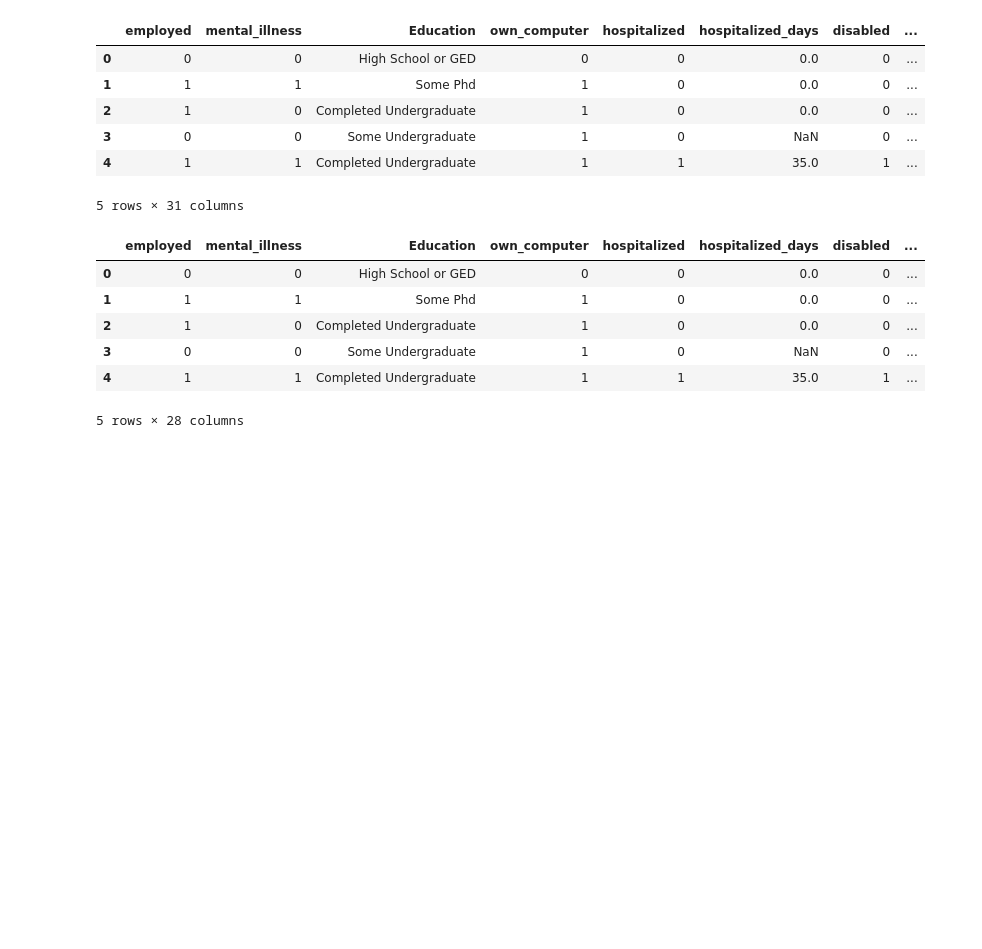
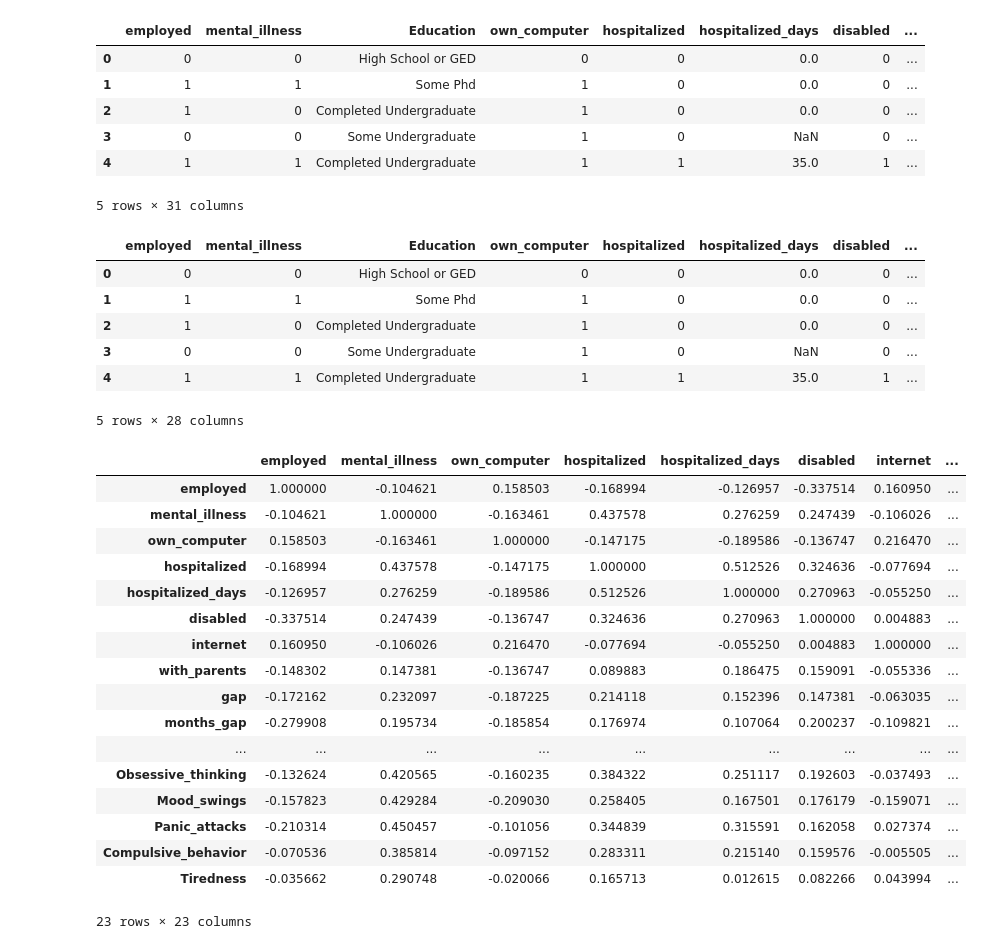
Before and after one commit to jason-hernandez-73/Mental_Health, a Jupyter notebook: jason_jupyter.ipynb, the cells around one changed output. Drawn from its saved outputs; the diff is of its cells as text; code cells hidden in the pictures; blank space fills up the shorter version.

```diff
--- a/jason_jupyter.ipynb
+++ b/jason_jupyter.ipynb
@@ -56,3 +56,25 @@ clean_df.head()
 | 3 | 0 | 0 | Some Undergraduate | 1 | 0 | NaN | 0 | ... |
 | 4 | 1 | 1 | Completed Undergraduate | 1 | 1 | 35.0 | 1 | ... |
 5 rows × 28 columns
+# %%
+# Check correlation of columns
+clean_df.corr()
+# %% [output]
+|  | employed | mental_illness | own_computer | hospitalized | hospitalized_days | disabled | internet | ... |
+| employed | 1.000000 | -0.104621 | 0.158503 | -0.168994 | -0.126957 | -0.337514 | 0.160950 | ... |
+| mental_illness | -0.104621 | 1.000000 | -0.163461 | 0.437578 | 0.276259 | 0.247439 | -0.106026 | ... |
+| own_computer | 0.158503 | -0.163461 | 1.000000 | -0.147175 | -0.189586 | -0.136747 | 0.216470 | ... |
+| hospitalized | -0.168994 | 0.437578 | -0.147175 | 1.000000 | 0.512526 | 0.324636 | -0.077694 | ... |
+| hospitalized_days | -0.126957 | 0.276259 | -0.189586 | 0.512526 | 1.000000 | 0.270963 | -0.055250 | ... |
+| disabled | -0.337514 | 0.247439 | -0.136747 | 0.324636 | 0.270963 | 1.000000 | 0.004883 | ... |
+| internet | 0.160950 | -0.106026 | 0.216470 | -0.077694 | -0.055250 | 0.004883 | 1.000000 | ... |
+| with_parents | -0.148302 | 0.147381 | -0.136747 | 0.089883 | 0.186475 | 0.159091 | -0.055336 | ... |
+| gap | -0.172162 | 0.232097 | -0.187225 | 0.214118 | 0.152396 | 0.147381 | -0.063035 | ... |
+| months_gap | -0.279908 | 0.195734 | -0.185854 | 0.176974 | 0.107064 | 0.200237 | -0.109821 | ... |
+| ... | ... | ... | ... | ... | ... | ... | ... | ... |
+| Obsessive_thinking | -0.132624 | 0.420565 | -0.160235 | 0.384322 | 0.251117 | 0.192603 | -0.037493 | ... |
+| Mood_swings | -0.157823 | 0.429284 | -0.209030 | 0.258405 | 0.167501 | 0.176179 | -0.159071 | ... |
+| Panic_attacks | -0.210314 | 0.450457 | -0.101056 | 0.344839 | 0.315591 | 0.162058 | 0.027374 | ... |
+| Compulsive_behavior | -0.070536 | 0.385814 | -0.097152 | 0.283311 | 0.215140 | 0.159576 | -0.005505 | ... |
+| Tiredness | -0.035662 | 0.290748 | -0.020066 | 0.165713 | 0.012615 | 0.082266 | 0.043994 | ... |
+23 rows × 23 columns
```
Also changed, not shown: parts of 9 cells of this notebook.
